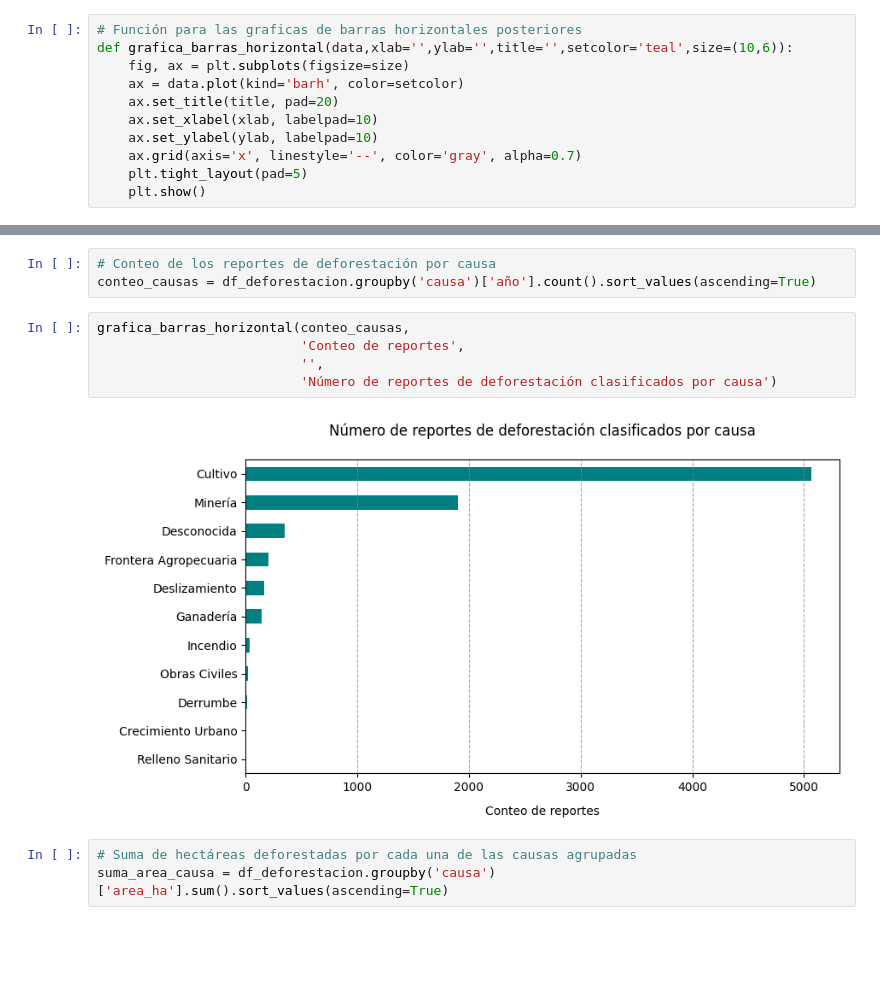
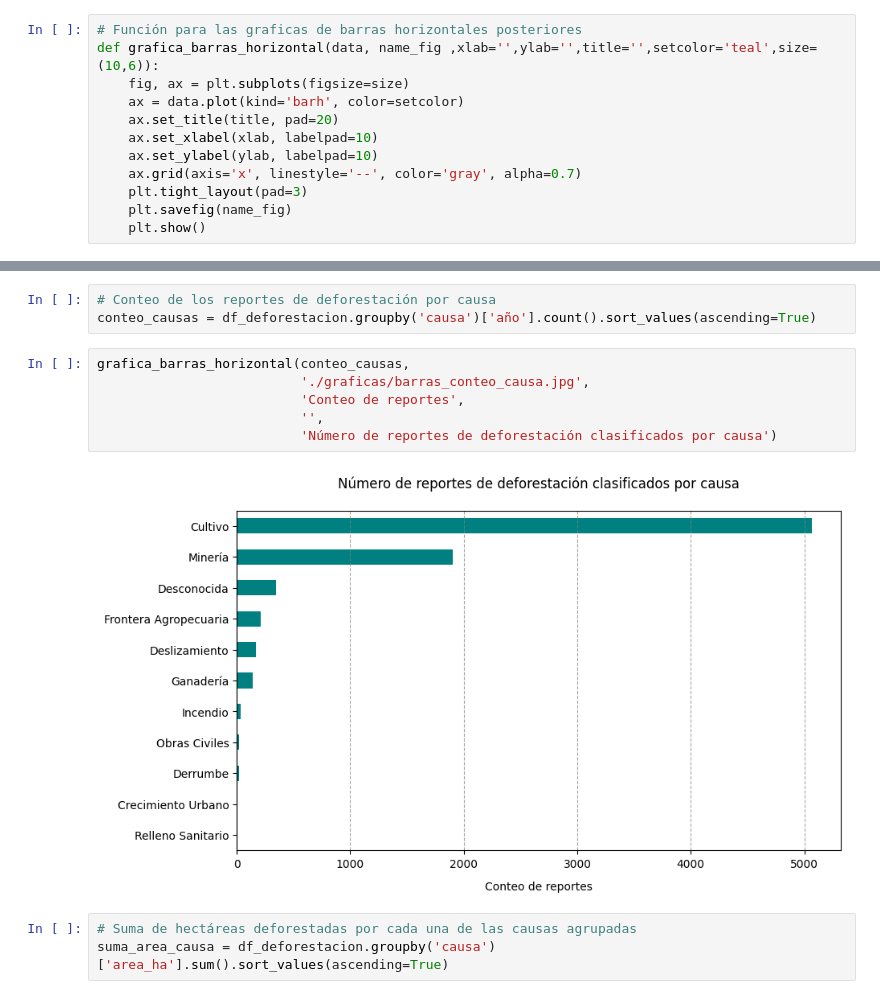
Before and after one commit to JohnQuintero08/deforestacion_choco, a Jupyter notebook: tratamiento_de_datos.ipynb, the cells around one changed output, grey strips where cells are left out. Saved outputs shown, nothing was run; the diff lists cells and outputs as text; blank space fills up the shorter version.

```diff
--- a/tratamiento_de_datos.ipynb
+++ b/tratamiento_de_datos.ipynb
@@ -250,14 +250,15 @@ df_deforestacion['area_km2'] = df_deforestacion['area_ha'] / 100
 ### 4. Exploración y análisis de datos
 # %%
 # Función para las graficas de barras horizontales posteriores
-def grafica_barras_horizontal(data,xlab='',ylab='',title='',setcolor='teal',size=(10,6)):
+def grafica_barras_horizontal(data, name_fig ,xlab='',ylab='',title='',setcolor='teal',size=(10,6)):
     fig, ax = plt.subplots(figsize=size)
     ax = data.plot(kind='barh', color=setcolor)
     ax.set_title(title, pad=20)
     ax.set_xlabel(xlab, labelpad=10)
     ax.set_ylabel(ylab, labelpad=10)
     ax.grid(axis='x', linestyle='--', color='gray', alpha=0.7)
-    plt.tight_layout(pad=5)
+    plt.tight_layout(pad=3)
+    plt.savefig(name_fig)
     plt.show()
 # %% [markdown]
 #### 4.1. Análisis de las causas de deforestación
@@ -266,11 +267,12 @@ def grafica_barras_horizontal(data,xlab='',ylab='',title='',setcolor='teal',size
 conteo_causas = df_deforestacion.groupby('causa')['año'].count().sort_values(ascending=True)
 # %%
 grafica_barras_horizontal(conteo_causas,
+                          './graficas/barras_conteo_causa.jpg',
                           'Conteo de reportes',
                           '',
                           'Número de reportes de deforestación clasificados por causa')
 # %% [output]
-[figure, old version]
+[figure, new version]
 # %%
 # Suma de hectáreas deforestadas por cada una de las causas agrupadas
 suma_area_causa = df_deforestacion.groupby('causa')['area_ha'].sum().sort_values(ascending=True)
```
Also changed, not shown: parts of 17 cells of this notebook, 1 other file.
